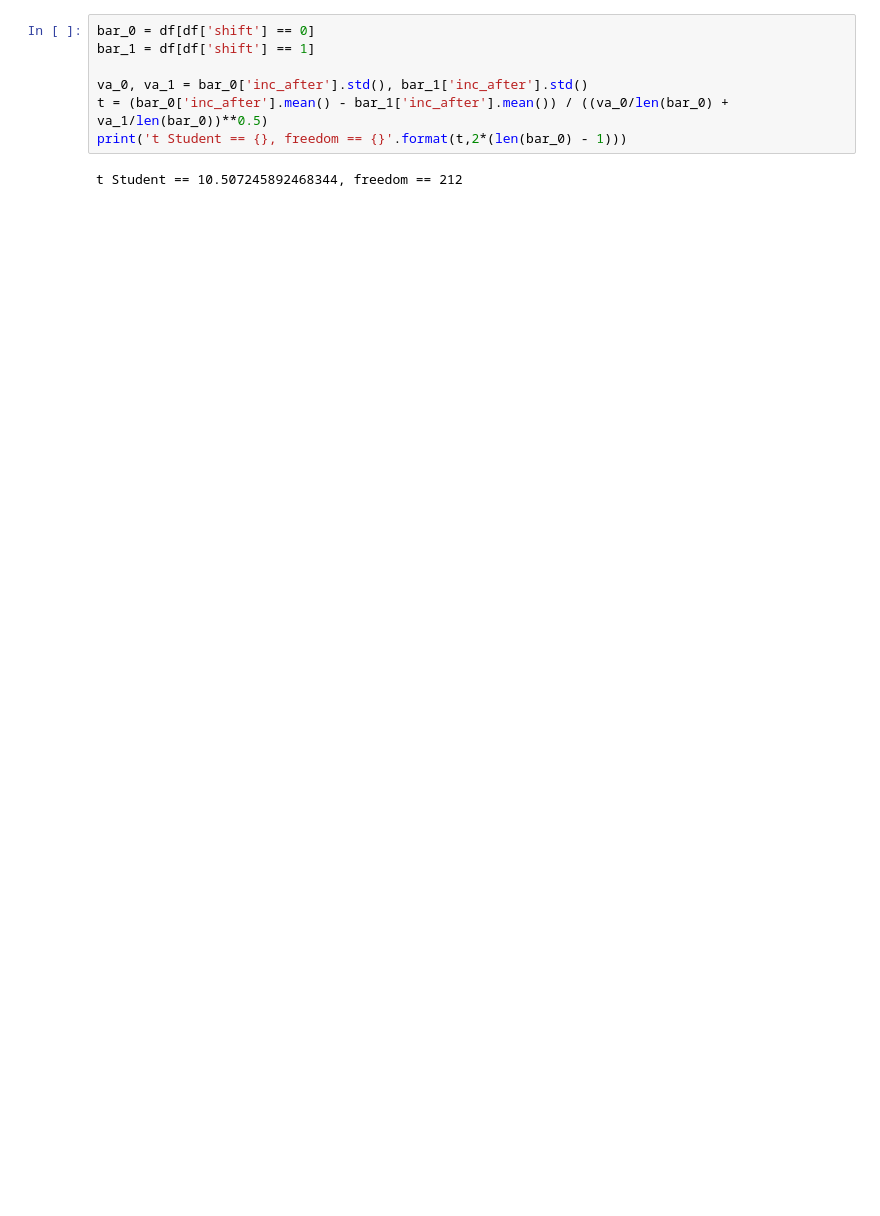
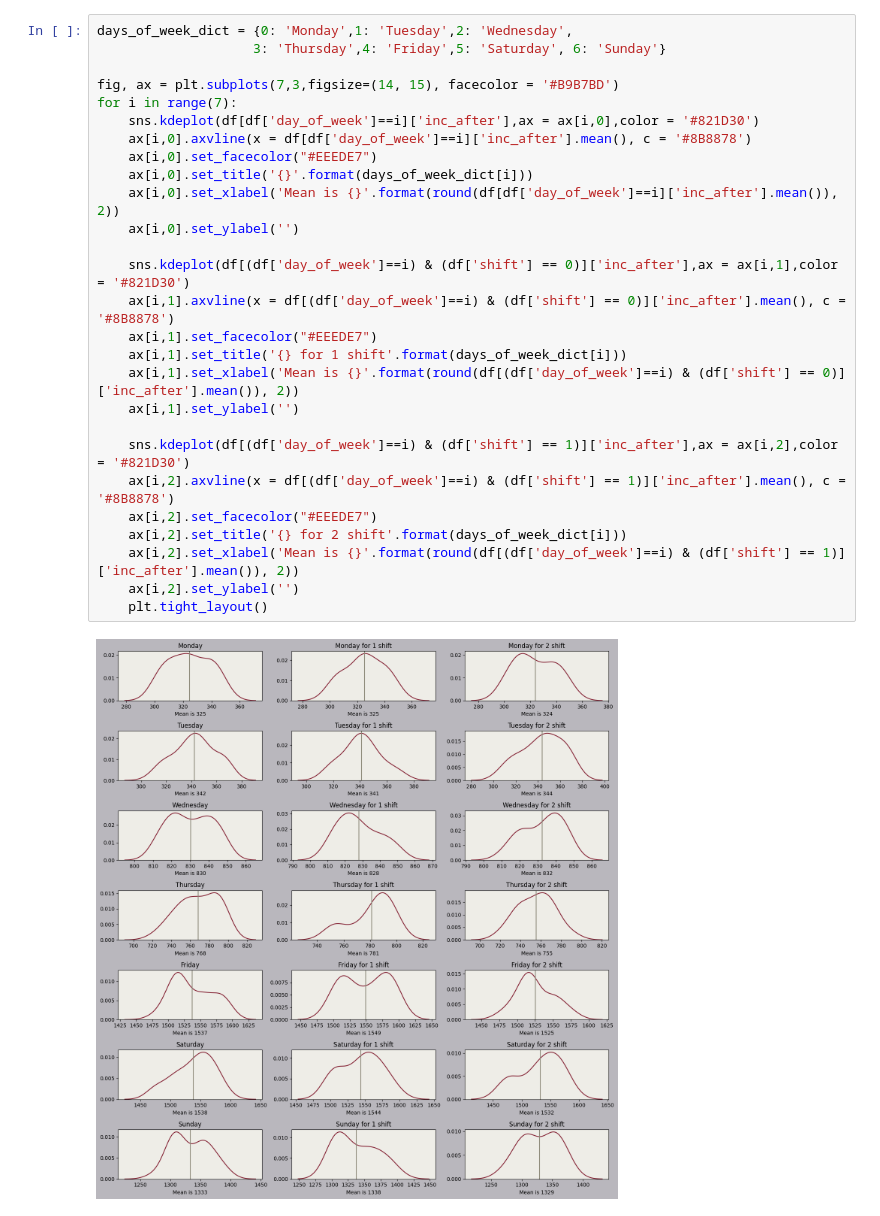
Before and after one commit to Aleksandr-ds17/EDA_Vizual, a Jupyter notebook: Theft/stealing_model.ipynb, the cells around one changed output. Saved outputs shown, nothing was run; the diff lists cells and outputs as text; blank space fills up the shorter version.

```diff
--- a/Theft/stealing_model.ipynb
+++ b/Theft/stealing_model.ipynb
@@ -55,9 +60,29 @@ Text(0, 0.5, '')
-# %%
-bar_0 = df[df['shift'] == 0]
-bar_1 = df[df['shift'] == 1]
-
-va_0, va_1 = bar_0['inc_after'].std(), bar_1['inc_after'].std()
-t = (bar_0['inc_after'].mean() - bar_1['inc_after'].mean()) / ((va_0/len(bar_0) + va_1/len(bar_0))**0.5)
-print('t Student == {}, freedom == {}'.format(t,2*(len(bar_0) - 1)))
-# %% [output]
-t Student == 10.507245892468344, freedom == 212
+# %%
+days_of_week_dict = {0: 'Monday',1: 'Tuesday',2: 'Wednesday',
+                    3: 'Thursday',4: 'Friday',5: 'Saturday', 6: 'Sunday'}
+
+fig, ax = plt.subplots(7,3,figsize=(14, 15), facecolor = '#B9B7BD')
+for i in range(7):
+    sns.kdeplot(df[df['day_of_week']==i]['inc_after'],ax = ax[i,0],color = '#821D30')
+    ax[i,0].axvline(x = df[df['day_of_week']==i]['inc_after'].mean(), c = '#8B8878')
+    ax[i,0].set_facecolor("#EEEDE7")
+    ax[i,0].set_title('{}'.format(days_of_week_dict[i]))
+    ax[i,0].set_xlabel('Mean is {}'.format(round(df[df['day_of_week']==i]['inc_after'].mean()), 2))
+    ax[i,0].set_ylabel('')
+
+    sns.kdeplot(df[(df['day_of_week']==i) & (df['shift'] == 0)]['inc_after'],ax = ax[i,1],color = '#821D30')
+    ax[i,1].axvline(x = df[(df['day_of_week']==i) & (df['shift'] == 0)]['inc_after'].mean(), c = '#8B8878')
+    ax[i,1].set_facecolor("#EEEDE7")
+    ax[i,1].set_title('{} for 1 shift'.format(days_of_week_dict[i]))
+    ax[i,1].set_xlabel('Mean is {}'.format(round(df[(df['day_of_week']==i) & (df['shift'] == 0)]['inc_after'].mean()), 2))
+    ax[i,1].set_ylabel('')
+
+    sns.kdeplot(df[(df['day_of_week']==i) & (df['shift'] == 1)]['inc_after'],ax = ax[i,2],color = '#821D30')
+    ax[i,2].axvline(x = df[(df['day_of_week']==i) & (df['shift'] == 1)]['inc_after'].mean(), c = '#8B8878')
+    ax[i,2].set_facecolor("#EEEDE7")
+    ax[i,2].set_title('{} for 2 shift'.format(days_of_week_dict[i]))
+    ax[i,2].set_xlabel('Mean is {}'.format(round(df[(df['day_of_week']==i) & (df['shift'] == 1)]['inc_after'].mean()), 2))
+    ax[i,2].set_ylabel('')
+    plt.tight_layout()
+# %% [output]
+[figure, added]
```
Also changed, not shown: parts of 5 cells of this notebook.
